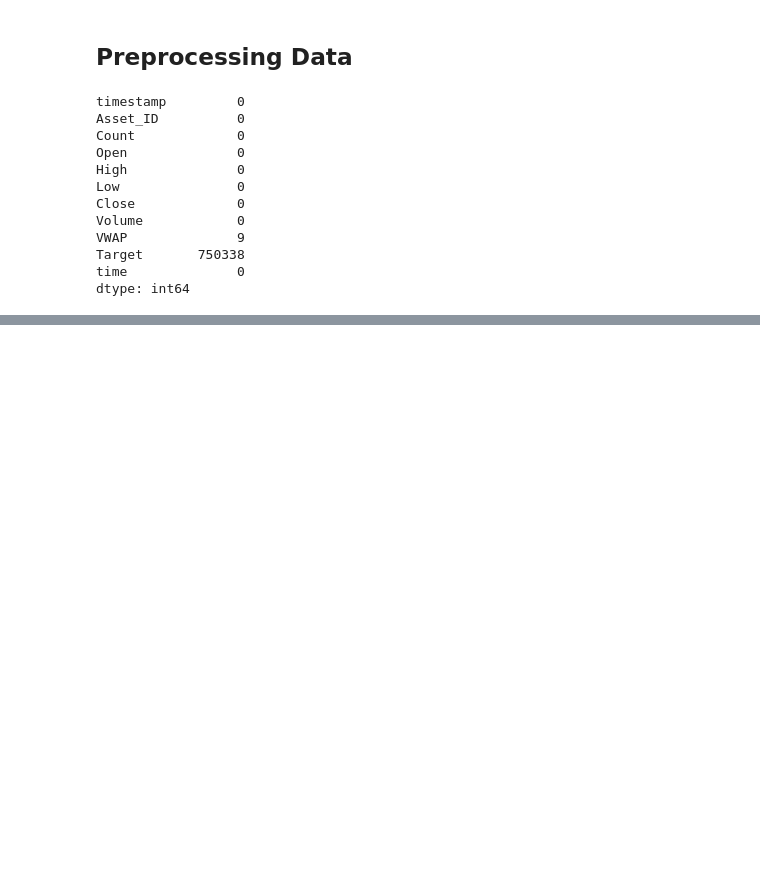
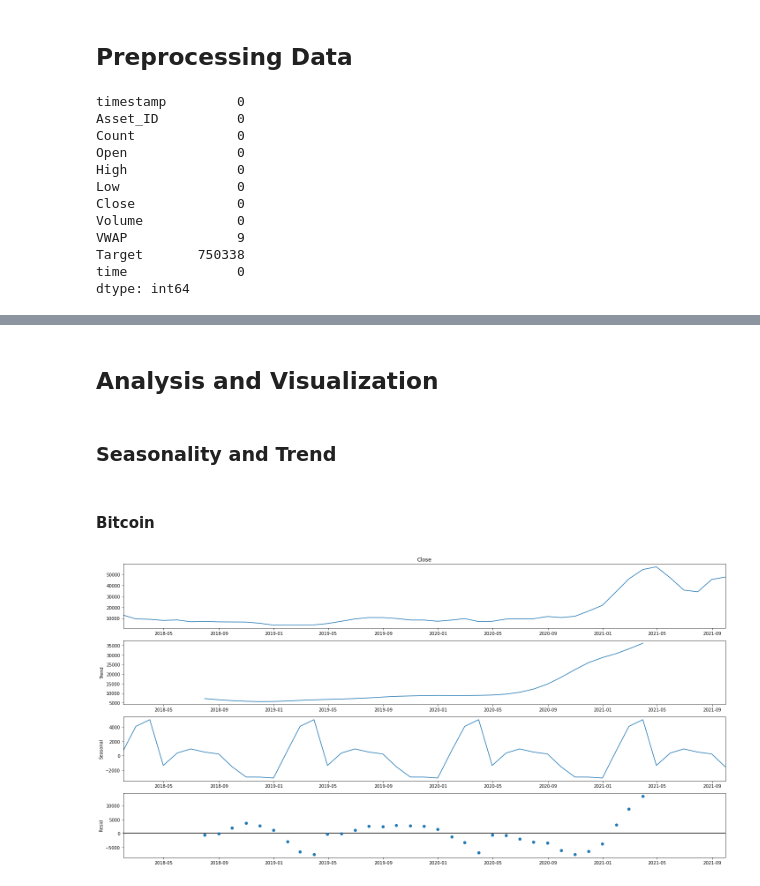
Before and after one commit to ProsperChuks/G-Research-Crypto-Forecasting, a Jupyter notebook: g-r-crypto-forecast.ipynb, the cells around one changed output, grey strips where cells are left out. Drawn from its saved outputs; the diff is of its cells as text; code cells hidden in the pictures; blank space fills up the shorter version.

Commit message:
btc and eth analysis & visualization

```diff
--- a/g-r-crypto-forecast.ipynb
+++ b/g-r-crypto-forecast.ipynb
@@ -17,7 +24,7 @@ warnings.filterwarnings('ignore')
 folder = '../input/g-research-crypto-forecasting/'
 
 # Train data
-base_train = pd.read_csv(folder+'train.csv')
+base_train = pd.read_csv(folder+'train.csv', low_memory=False)
 
 # Assets
 asset_mapping = pd.read_csv(folder+'asset_details.csv')
@@ -63,6 +70,9 @@ dtype: int64
 print("--> Checking for physical Tensorflow devices")
 for device in tf.config.list_physical_devices():
     print(": {}".format(device.name))
+
+btc = base_train.loc[base_train['Asset_ID'] == 1]
+btc.set_index(btc.time, drop=True, inplace=True)
 # %% [output]
 --> Checking for physical Tensorflow devices
 : /physical_device:CPU:0
@@ -70,14 +83,13 @@ for device in tf.config.list_physical_devices():
 # %%
-btc = base_train.loc[base_train['Asset_ID'] == 1].iloc[-20000:, :]
-
 print(btc.info())
+btc_plt = btc.iloc[-8000:]
 
 with tf.device('/GPU:0'):
-    fig = go.Figure(data=go.Ohlc(x=btc.time,
-                open=btc.Open,
-                high=btc.High,
-                low=btc.Low,
-                close=btc.Close))
+    fig = go.Figure(data=go.Ohlc(x=btc_plt.time,
+                open=btc_plt.Open,
+                high=btc_plt.High,
+                low=btc_plt.Low,
+                close=btc_plt.Close))
     fig.show()
 # %% [output]
 <class 'pandas.core.frame.DataFrame'>
@@ -102,0 +124,10 @@ None
+# %%
+# Handling missing Values
+eth = base_train.loc[base_train['Asset_ID'] == 6]
+eth.set_index(eth.time, drop=True, inplace=True)
+
+btc.isnull().sum()
+
+btc.fillna(method='ffill', inplace=True)
+eth.fillna(method='ffill', inplace=True)
+eth.isnull().sum()
@@ -102,0 +147,14 @@ None
+# %% [markdown]
+## Analysis and Visualization
+# %% [markdown]
+### Seasonality and Trend
+# %% [markdown]
+#### Bitcoin
+# %%
+re_btc = btc.Close.resample('M').mean()
+rcParams['figure.figsize'] = 20, 10
+decomp_series = sm.tsa.seasonal_decompose(re_btc, model='addictive')
+decomp_series.plot()
+plt.show()
+# %% [output]
+[figure, added]
```
Also changed, not shown: parts of 19 cells of this notebook.
